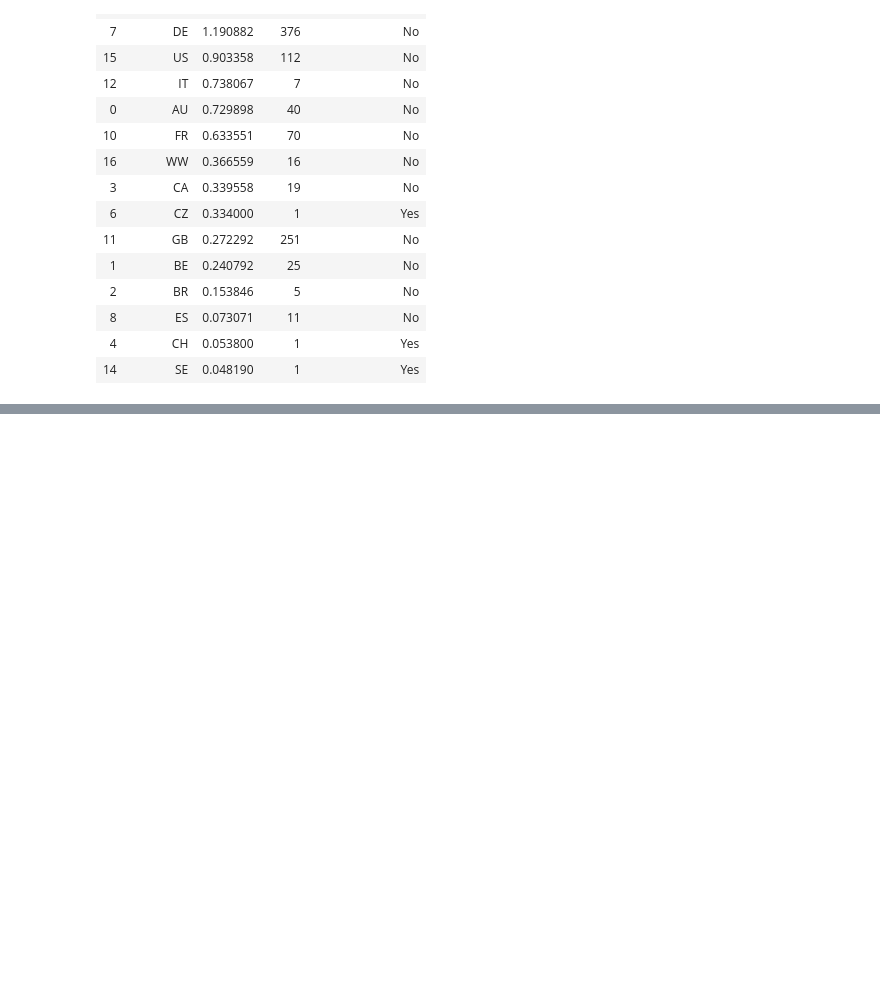
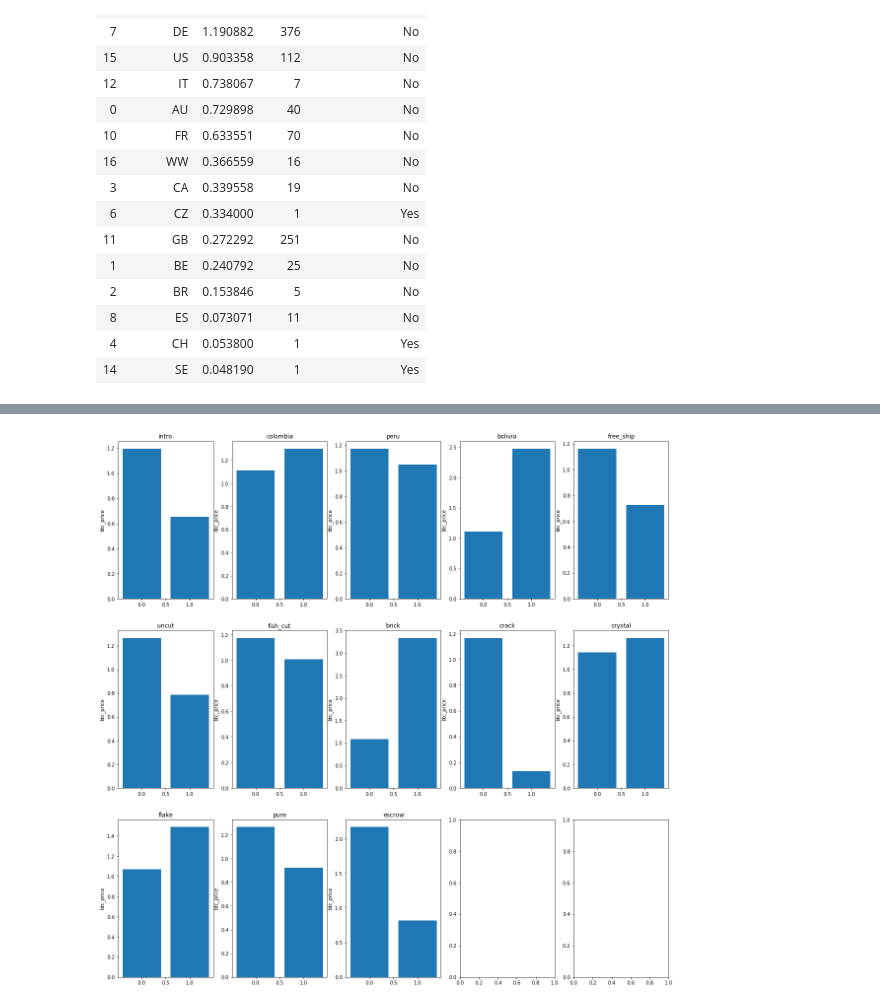
Before and after one commit to mundyreimer/dark_market_ml, a Jupyter notebook: EDA.ipynb, the cells around one changed output, grey strips where cells are left out. Saved outputs shown, nothing was run; the diff lists cells and outputs as text; code cells hidden in the pictures; blank space fills up the shorter version.

```diff
--- a/EDA.ipynb
+++ b/EDA.ipynb
@@ -132,3 +101,0 @@ def plot_avg_price(col_name):
-# %%
-for col in col_lst:
-    plot_avg_price(col)
@@ -148,0 +102,18 @@ for col in col_lst:
+# %%
+def plot_graphs(col_lst):
+    fig, axs = plt.subplots(3, 5, figsize=(20, 20))
+    i = 0
+    for col in col_lst:
+        row_index = int(i / 5)
+        col_index = i % 5
+        new_dataset = data.groupby(col).mean()['btc_price'].reset_index()
+        axs[row_index, col_index].bar(
+            new_dataset[col], new_dataset['btc_price'])
+        axs[row_index, col_index].set_title(col)
+        axs[row_index, col_index].set_title(col)
+        axs[row_index, col_index].set_ylabel('btc_price')
+        i += 1
+# %%
+plot_graphs(col_lst)
+# %% [output]
+[figure, added]
```
Also changed, not shown: parts of 8 cells of this notebook.
